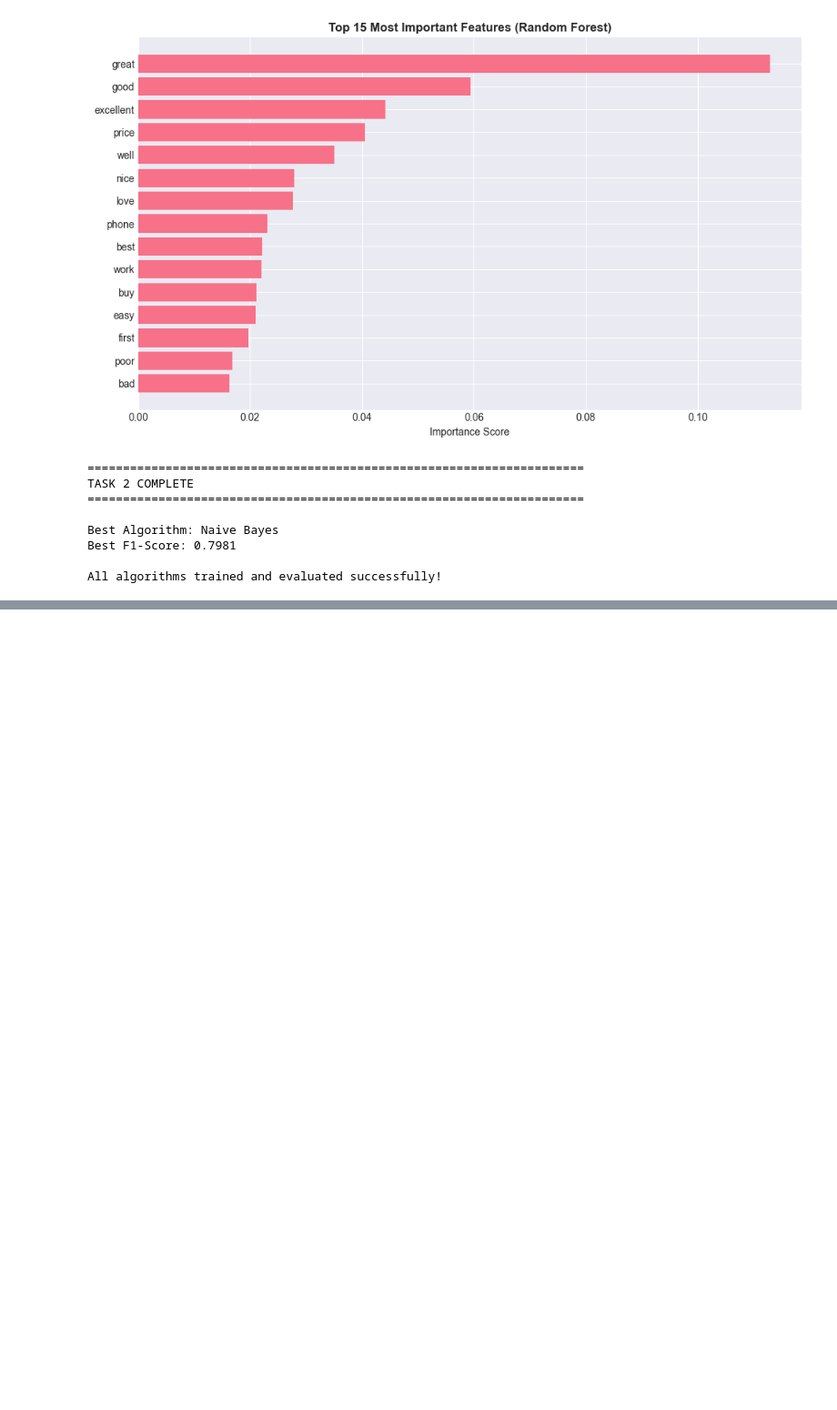
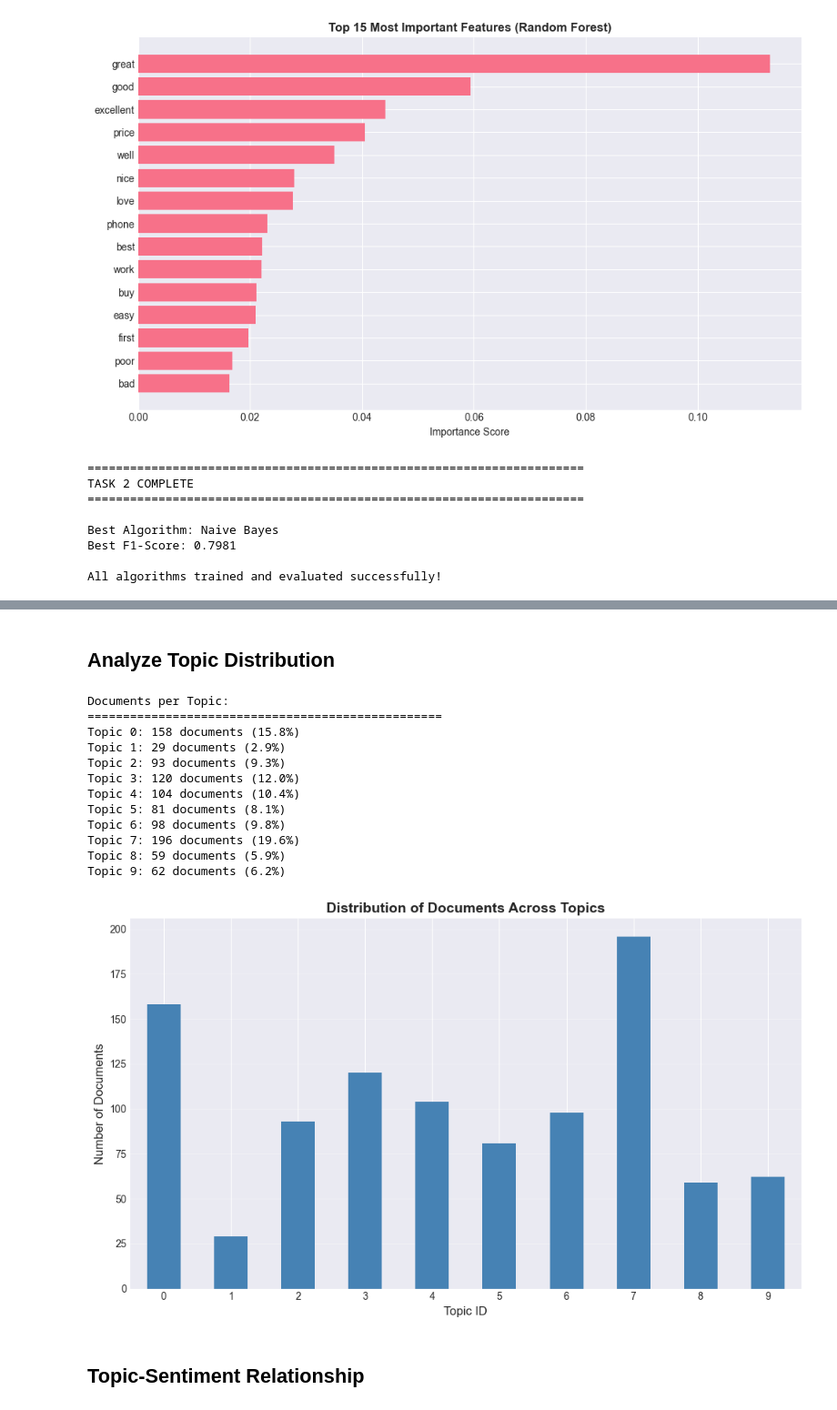
Before and after one commit to amarendar04/UK, a Jupyter notebook: IDTACoursework2_ 2025-26/assignment.ipynb, the cells around one changed output, grey strips where cells are left out. Shown at 91% size. Drawn from its saved outputs; the diff is of its cells as text; code cells hidden in the pictures; blank space fills up the shorter version.

```diff
--- a/IDTACoursework2_ 2025-26/assignment.ipynb
+++ b/IDTACoursework2_ 2025-26/assignment.ipynb
@@ -741,0 +1106,18 @@ All algorithms trained and evaluated successfully!
+# %%
+# Initialize and train LDA model
+n_topics = 10
+print(f"Training LDA model with {n_topics} topics...")
+
+lda_model = LatentDirichletAllocation(
+    n_components=n_topics,
+    max_iter=20,
+    learning_method='online',
+    random_state=RANDOM_STATE,
+    n_jobs=-1
+)
+
+lda_model.fit(doc_term_matrix)
+
+print(f"LDA model trained successfully!")
+print(f"Perplexity: {lda_model.perplexity(doc_term_matrix):.2f}")
+print(f"Log-likelihood: {lda_model.score(doc_term_matrix):.2f}")
@@ -741,0 +1215,43 @@ All algorithms trained and evaluated successfully!
+# %% [markdown]
+## Analyze Topic Distribution
+# %%
+# Get topic distribution for all documents
+doc_topic_dist = lda_model.transform(doc_term_matrix)
+
+# Add dominant topic to dataframe
+df['dominant_topic'] = doc_topic_dist.argmax(axis=1)
+
+# Count documents per topic
+topic_counts = df['dominant_topic'].value_counts().sort_index()
+
+print("Documents per Topic:")
+print("="*50)
+for topic_id, count in topic_counts.items():
+    print(f"Topic {topic_id}: {count} documents ({count/len(df)*100:.1f}%)")
+
+# Visualize topic distribution
+fig, ax = plt.subplots(figsize=(10, 6))
+topic_counts.plot(kind='bar', ax=ax, color='steelblue')
+ax.set_xlabel('Topic ID', fontsize=12)
+ax.set_ylabel('Number of Documents', fontsize=12)
+ax.set_title('Distribution of Documents Across Topics', fontsize=14, fontweight='bold')
+ax.grid(axis='y', alpha=0.3)
+plt.xticks(rotation=0)
+plt.tight_layout()
+plt.show()
+# %% [output]
+Documents per Topic:
+==================================================
+Topic 0: 158 documents (15.8%)
+Topic 1: 29 documents (2.9%)
+Topic 2: 93 documents (9.3%)
+Topic 3: 120 documents (12.0%)
+Topic 4: 104 documents (10.4%)
+Topic 5: 81 documents (8.1%)
+Topic 6: 98 documents (9.8%)
+Topic 7: 196 documents (19.6%)
+Topic 8: 59 documents (5.9%)
+Topic 9: 62 documents (6.2%)
+[figure, added]
+# %% [markdown]
+## Topic-Sentiment Relationship
```
Also changed, not shown: parts of 48 cells of this notebook.
